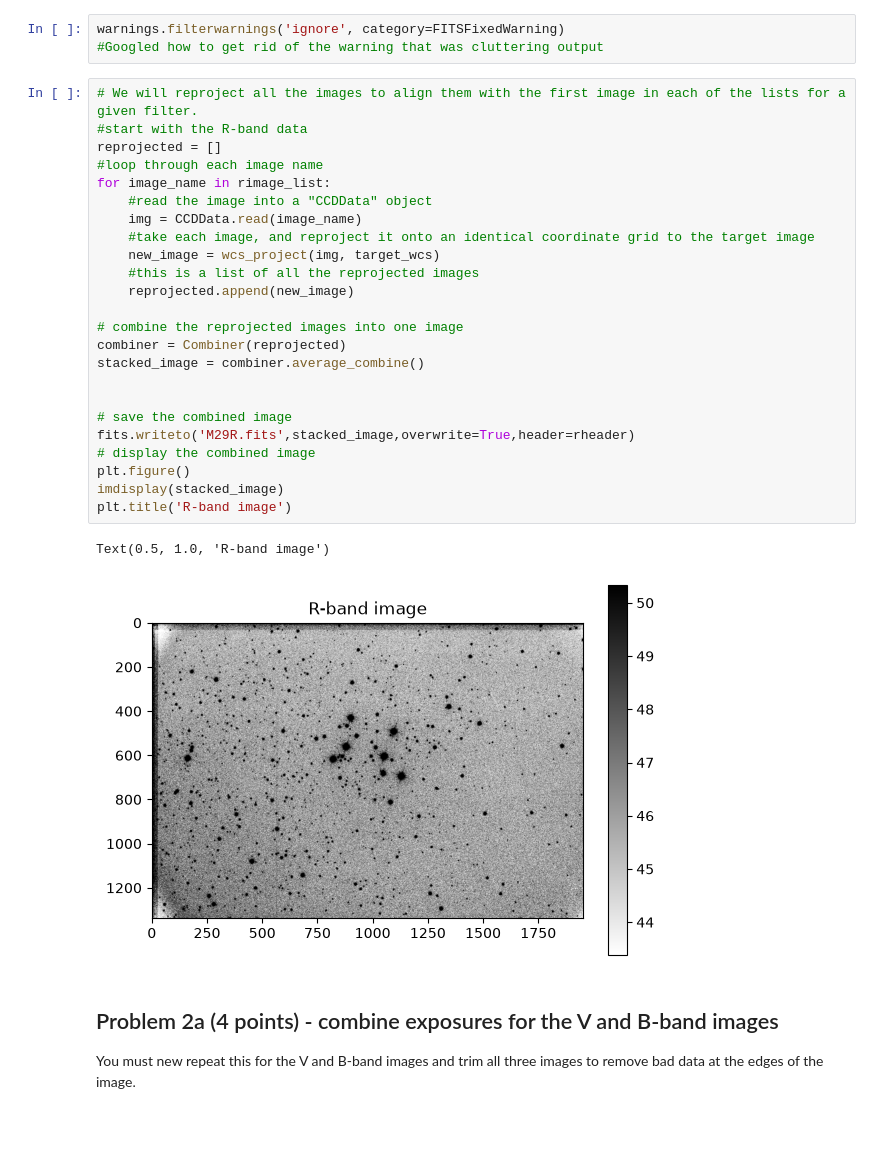
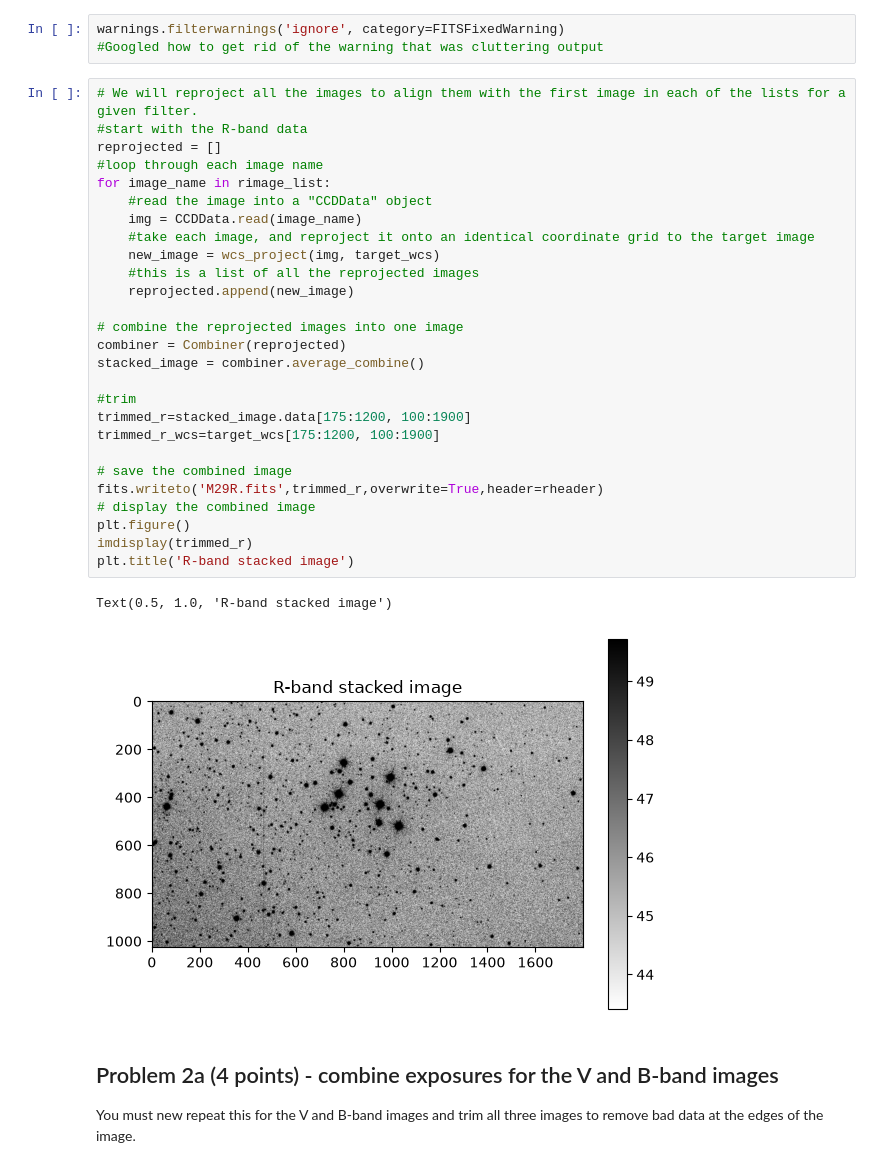
Before and after one commit to alexhlanter/ReductionProject_student, a Jupyter notebook: cluster_photometry_student.ipynb, the cells around one changed output. Cells and saved outputs as stored; diff of their text form; blank space fills up the shorter version.

```diff
--- a/cluster_photometry_student.ipynb
+++ b/cluster_photometry_student.ipynb
@@ -209,30 +212,33 @@ warnings.filterwarnings('ignore', category=FITSFixedWarning)
 # %%
 # We will reproject all the images to align them with the first image in each of the lists for a given filter.
 #start with the R-band data
 reprojected = []
 #loop through each image name
 for image_name in rimage_list:
     #read the image into a "CCDData" object
     img = CCDData.read(image_name)
     #take each image, and reproject it onto an identical coordinate grid to the target image
     new_image = wcs_project(img, target_wcs)
     #this is a list of all the reprojected images
     reprojected.append(new_image)
 
 # combine the reprojected images into one image
 combiner = Combiner(reprojected)
 stacked_image = combiner.average_combine()
 
+#trim
+trimmed_r=stacked_image.data[175:1200, 100:1900]
+trimmed_r_wcs=target_wcs[175:1200, 100:1900]
 
 # save the combined image
-fits.writeto('M29R.fits',stacked_image,overwrite=True,header=rheader)
+fits.writeto('M29R.fits',trimmed_r,overwrite=True,header=rheader)
 # display the combined image
 plt.figure()
-imdisplay(stacked_image)
-plt.title('R-band image')
+imdisplay(trimmed_r)
+plt.title('R-band stacked image')
 # %% [output]
-Text(0.5, 1.0, 'R-band image')
+Text(0.5, 1.0, 'R-band stacked image')
-[figure, old version]
+[figure, new version]
 # %% [markdown]
 ## Problem 2a (4 points) - combine exposures for the V and B-band images
 
```
Also changed, not shown: parts of 14 cells of this notebook.
